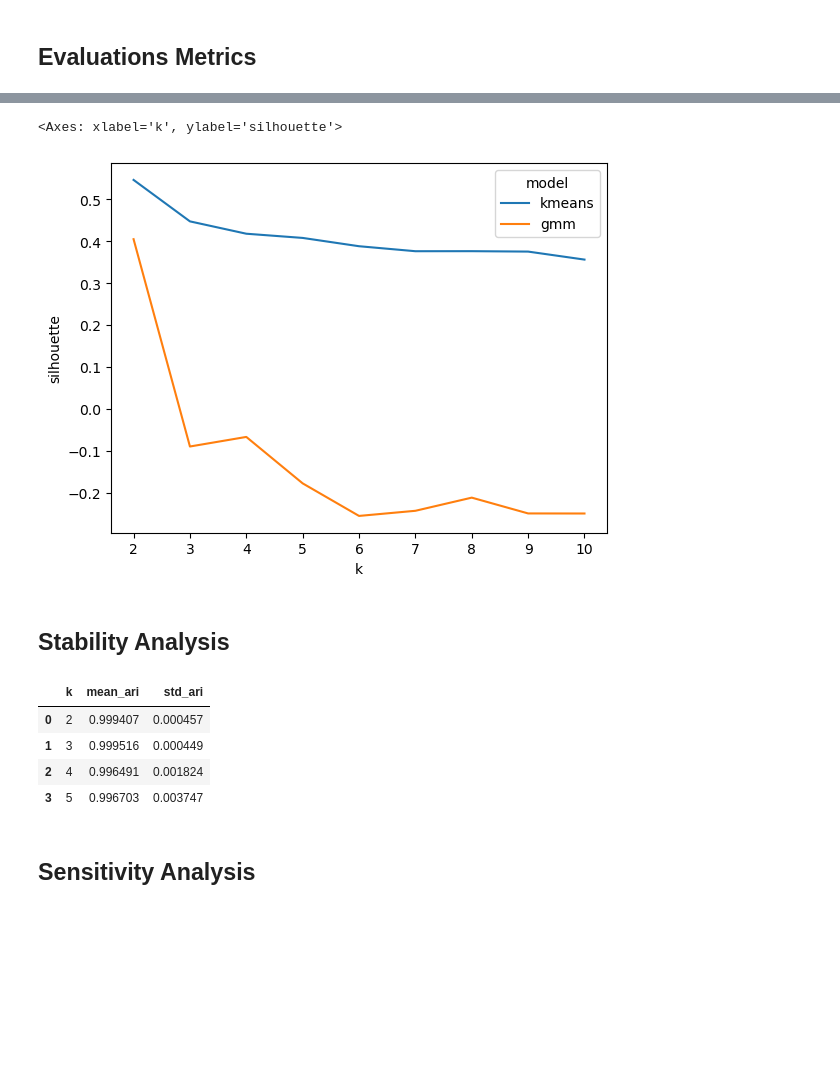
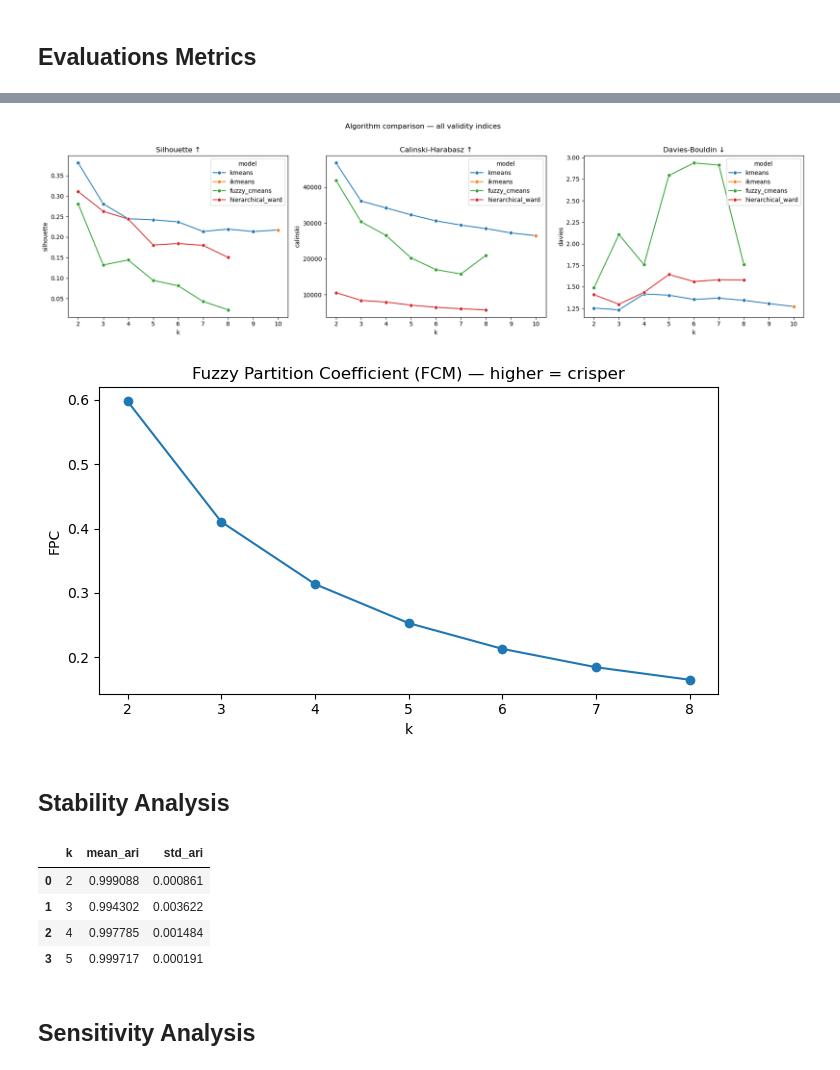
Before and after one commit to alexandreffs/UnsupervisedLearningProj, a Jupyter notebook: project.ipynb, the cells around one changed output, grey strips where cells are left out. Cells and saved outputs as stored; diff of their text form; code cells hidden in the pictures; blank space fills up the shorter version.

```diff
--- a/project.ipynb
+++ b/project.ipynb
@@ -358,0 +467,23 @@ results_gmm
+# %%
+import skfuzzy as fuzz
+
+k_values = range(2, 9)
+results_fcm = []
+
+for k in k_values:
+    cntr, u, _, _, _, _, fpc = fuzz.cluster.cmeans(
+        X_v2_scaled.T, c=k, m=2, error=0.005, maxiter=1000, seed=42
+    )
+    labels = np.argmax(u, axis=0)
+
+    results_fcm.append({
+        "model": "fuzzy_cmeans",
+        "k": k,
+        "silhouette": silhouette_score(X_v2_scaled, labels, sample_size=10000, random_state=42),
+        "calinski": calinski_harabasz_score(X_v2_scaled, labels),
+        "davies": davies_bouldin_score(X_v2_scaled, labels),
+        "fpc": round(fpc, 4),
+    })
+
+results_fcm = pd.DataFrame(results_fcm)
+results_fcm
@@ -359,6 +552,7 @@ results_gmm
 # %% [markdown]
 ## **Evaluations Metrics**
 # %%
-results_all = pd.concat([results_kmeans, results_gmm])
+results_all = pd.concat([results_kmeans, results_ikmeans, results_fcm, results_hier], ignore_index=True)
 results_all.to_csv("experiments.csv", index=False)
+results_all
 # %% [output]
@@ -371,8 +576,25 @@ results_all.to_csv("experiments.csv", index=False)
 # %%
-sns.lineplot(data=results_all, x="k", y="silhouette", hue="model")
+fig, axes = plt.subplots(1, 3, figsize=(18, 5))
+
+for ax, metric, title in zip(axes, ["silhouette", "calinski", "davies"],
+                              ["Silhouette ↑", "Calinski-Harabasz ↑", "Davies-Bouldin ↓"]):
+    sns.lineplot(data=results_all, x="k", y=metric, hue="model", marker="o", ax=ax)
+    ax.set_title(title)
+    ax.set_xlabel("k")
+
+plt.suptitle("Algorithm comparison — all validity indices", y=1.02)
+plt.tight_layout()
+plt.show()
+
+# FPC for Fuzzy C-Means (crispness measure, higher = more cluster-like)
+ax2 = results_fcm.plot(x="k", y="fpc", marker="o", title="Fuzzy Partition Coefficient (FCM) — higher = crisper", figsize=(7, 4), legend=False)
+ax2.set_ylabel("FPC")
+ax2.set_xlabel("k")
+plt.tight_layout()
+plt.show()
 # %% [output]
-<Axes: xlabel='k', ylabel='silhouette'>
-[figure, old version]
+[figure, new version]
+[figure, added]
 # %% [markdown]
 ## **Stability Analysis**
 # %%
@@ -382,15 +604,14 @@ seeds = [0, 1, 2, 3, 4]
 
 stability_scores = []
 
-for k in [2, 3, 4, 5]:  # choose best k candidates
+for k in [2, 3, 4, 5]:
     labels_list = []
 
     for seed in seeds:
         kmeans = KMeans(n_clusters=k, random_state=seed, n_init=10)
-        labels = kmeans.fit_predict(X)
+        labels = kmeans.fit_predict(X_v2_scaled)
         labels_list.append(labels)
 
-    # Compare all pairs
     ari_scores = []
     for i in range(len(labels_list)):
         for j in range(i+1, len(labels_list)):
@@ -407,10 +628,10 @@ stability_df = pd.DataFrame(stability_scores)
 stability_df
 # %% [output]
 |  | k | mean_ari | std_ari |
-| 0 | 2 | 0.999407 | 0.000457 |
-| 1 | 3 | 0.999516 | 0.000449 |
-| 2 | 4 | 0.996491 | 0.001824 |
-| 3 | 5 | 0.996703 | 0.003747 |
+| 0 | 2 | 0.999088 | 0.000861 |
+| 1 | 3 | 0.994302 | 0.003622 |
+| 2 | 4 | 0.997785 | 0.001484 |
+| 3 | 5 | 0.999717 | 0.000191 |
 # %% [markdown]
 ## **Sensitivity Analysis**
 # %%
```
Also changed, not shown: parts of 16 cells of this notebook, 8 other files.
